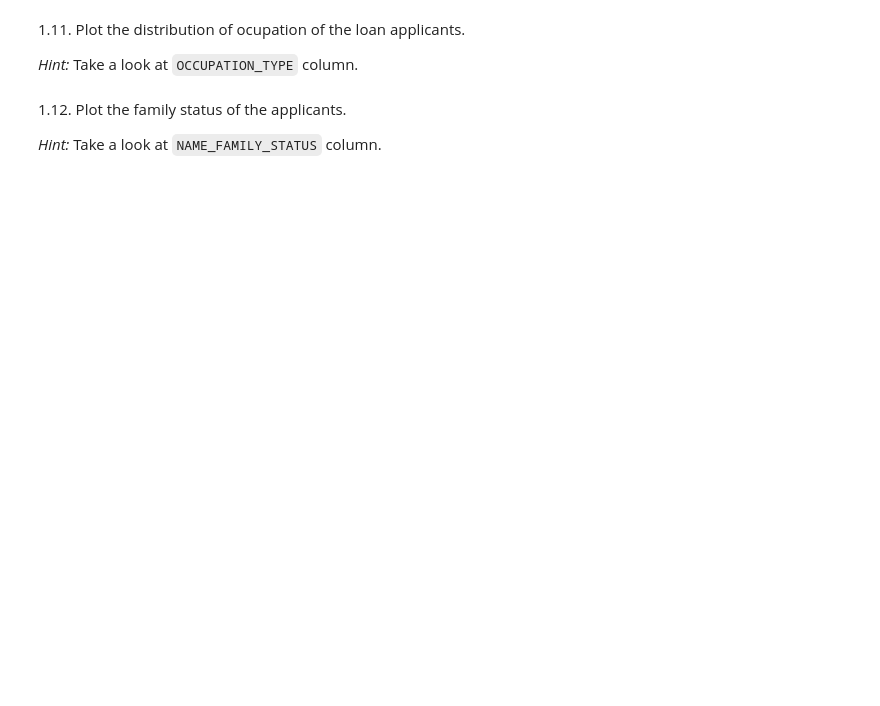
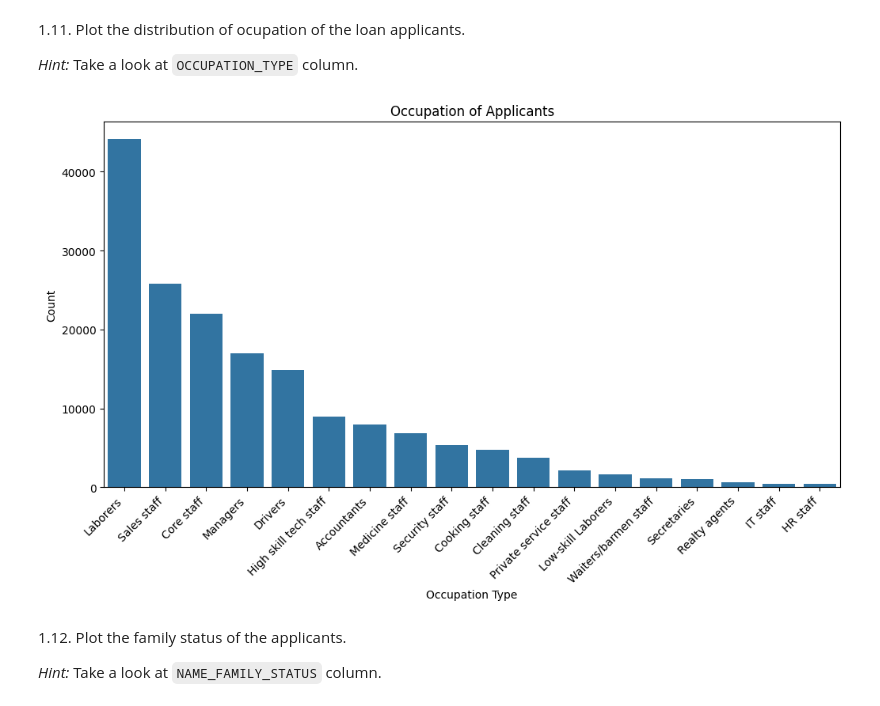
Before and after one commit to mmillan18/project2IB, a Jupyter notebook: assignment_Proy2/Features_Project 02.ipynb, the cells around one changed output. Cells and saved outputs as stored; diff of their text form; code cells hidden in the pictures; blank space fills up the shorter version.

```diff
--- a/assignment_Proy2/Features_Project 02.ipynb
+++ b/assignment_Proy2/Features_Project 02.ipynb
@@ -160,3 +304,14 @@ COMMONAREA_MEDI   121000      62.9
+# %%
+# Crear un gráfico de barras para la ocupación de los solicitantes
+plt.figure(figsize=(12, 6))
+sns.countplot(data=train_df, x='OCCUPATION_TYPE', order=train_df['OCCUPATION_TYPE'].value_counts().index)
+plt.title('Occupation of Applicants')
+plt.xlabel('Occupation Type')
+plt.ylabel('Count')
+plt.xticks(rotation=45, ha='right')  # Rotar las etiquetas para mejor legibilidad
+plt.show()
+# %% [output]
+[figure, added]
 # %% [markdown]
 1.12. Plot the family status of the applicants.
 
```
Also changed, not shown: parts of 41 cells of this notebook.
